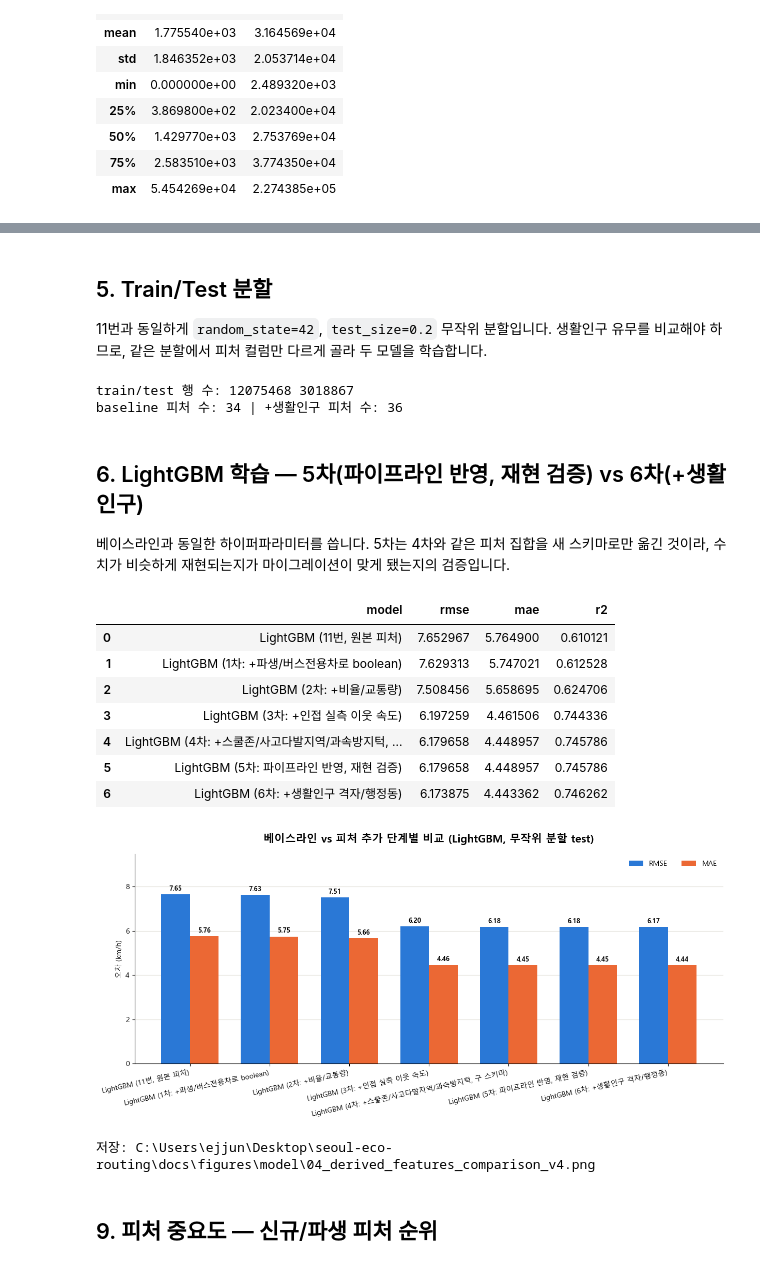
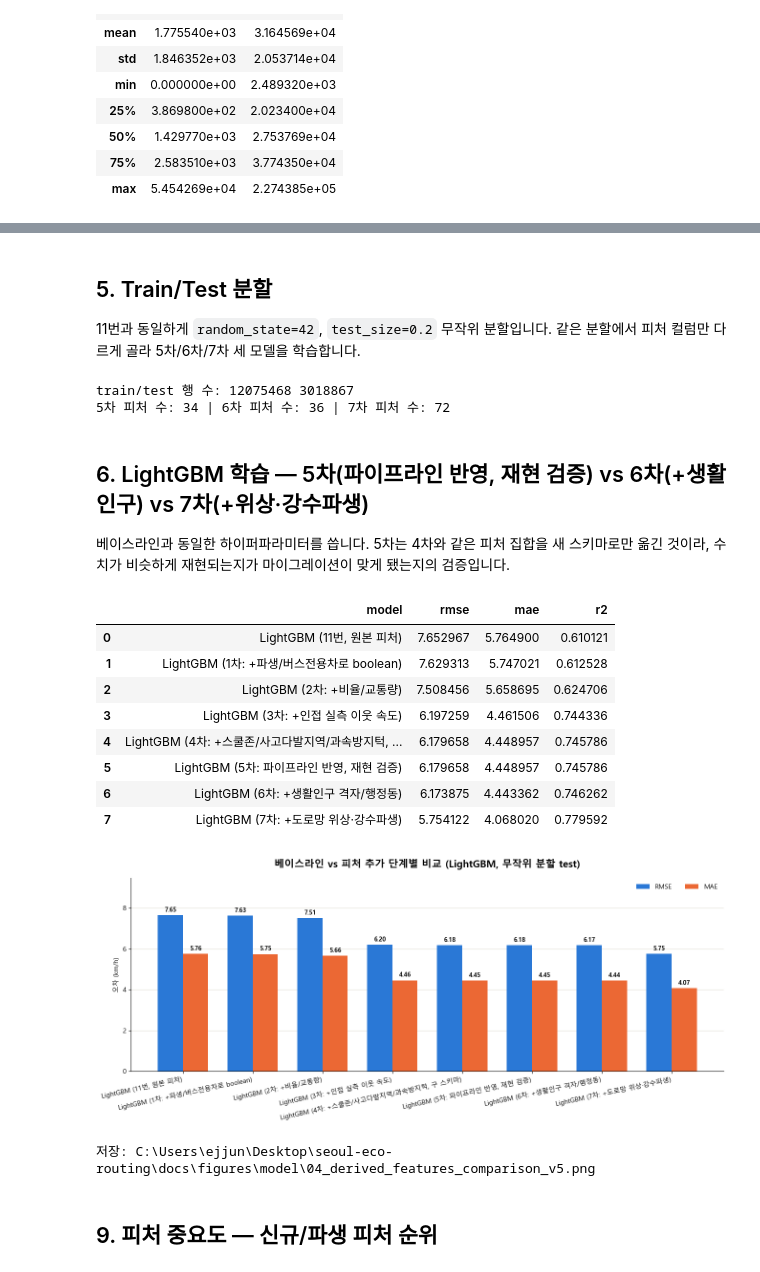
Before and after one commit to ejjunm/seoul-eco-routing, a Jupyter notebook: notebooks/12_derived_features_lightgbm.ipynb, the cells around one changed output, grey strips where cells are left out. Saved outputs shown, nothing was run; the diff lists cells and outputs as text; code cells hidden in the pictures.

```diff
--- a/notebooks/12_derived_features_lightgbm.ipynb
+++ b/notebooks/12_derived_features_lightgbm.ipynb
@@ -53,7 +56,7 @@ GRID_MATCH_SHP = RAW_DIR / "traffic" / "match" / "match.shp"                 # 2
 GRID_POP_DIR = RAW_DIR / "traffic" / "250_LOCAL_RESD_202607"                 # 250m 격자 생활인구(일별)
 DONG_POP_DIR = RAW_DIR / "traffic" / "250_LOCAL_RESD_ADMDONG_202607"         # 행정동 생활인구(일별)
 
-CACHE_PATH = INTERIM_DIR / "notebook_cache" / "nb12_feature_cache_v5.parquet"
+CACHE_PATH = INTERIM_DIR / "notebook_cache" / "nb12_feature_cache_v6.parquet"
 CACHE_PATH.parent.mkdir(parents=True, exist_ok=True)
 
 plt.rcParams["font.family"] = "Malgun Gothic"
@@ -339,12 +379,17 @@ dong_pop 결측 없는 행 비율: 0.9958
 # %%
 SPARSE_NUMERIC_COLS = SPARSE_NUMERIC_COLS + ["nearest_obs_neighbor_speed"]
 POPULATION_COLS = ["grid_pop", "dong_pop"]
+RAIN_PEAK_NUMERIC_COLS = [
+    "is_rain", "log_precip", "is_morning_peak", "is_evening_peak",
+    "rain_morning_peak", "rain_evening_peak", "rain_x_max_spd",
+]
+RAIN_PEAK_CATEGORICAL_COLS = ["rain_class"]
 DERIVED_COLS = (
     ["dow", "is_weekend", "hour_sin", "hour_cos"]
     + EXTERNAL_CONTEXT_COLS
     + SPARSE_NUMERIC_COLS
 )
-df[DERIVED_COLS + POPULATION_COLS].describe(include="all")
+df[DERIVED_COLS + POPULATION_COLS + RAIN_PEAK_NUMERIC_COLS + RAIN_PEAK_CATEGORICAL_COLS].describe(include="all")
 # %% [output]
 |  | dow | is_weekend | hour_sin | hour_cos | bus_lane_ratio | school_zone_count | accident_hotspot_count | ... |
 | count | 15094335.0 | 1.509434e+07 | 1.509434e+07 | 1.509434e+07 | 1.509434e+07 | 1.509434e+07 | 1.509434e+07 | ... |
@@ -361,24 +407,27 @@ df[DERIVED_COLS + POPULATION_COLS].describe(include="all")
 # %% [markdown]
 ## 5. Train/Test 분할
 
-11번과 동일하게 `random_state=42`, `test_size=0.2` 무작위 분할입니다. 생활인구 유무를 비교해야 하므로, 같은 분할에서 피처 컬럼만 다르게 골라 두 모델을 학습합니다.
+11번과 동일하게 `random_state=42`, `test_size=0.2` 무작위 분할입니다. 같은 분할에서 피처 컬럼만 다르게 골라 5차/6차/7차 세 모델을 학습합니다.
 # %%
 BASELINE_FEATURE_COLS = NUMERIC_COLS + CATEGORICAL_COLS + DERIVED_COLS
 POP_FEATURE_COLS = BASELINE_FEATURE_COLS + POPULATION_COLS
+FULL_FEATURE_COLS = POP_FEATURE_COLS + TOPO_COLS + RAIN_PEAK_NUMERIC_COLS + RAIN_PEAK_CATEGORICAL_COLS
+FULL_CATEGORICAL_COLS = CATEGORICAL_COLS + RAIN_PEAK_CATEGORICAL_COLS
 
-X = df[POP_FEATURE_COLS]
+X = df[FULL_FEATURE_COLS]
 y = df[TARGET]
 
 X_train, X_test, y_train, y_test = train_test_split(
     X, y, test_size=0.2, random_state=RANDOM_STATE
 )
 print("train/test 행 수:", len(X_train), len(X_test))
-print("baseline 피처 수:", len(BASELINE_FEATURE_COLS), "| +생활인구 피처 수:", len(POP_FEATURE_COLS))
+print("5차 피처 수:", len(BASELINE_FEATURE_COLS), "| 6차 피처 수:", len(POP_FEATURE_COLS),
+      "| 7차 피처 수:", len(FULL_FEATURE_COLS))
 # %% [output]
 train/test 행 수: 12075468 3018867
-baseline 피처 수: 34 | +생활인구 피처 수: 36
+5차 피처 수: 34 | 6차 피처 수: 36 | 7차 피처 수: 72
 # %% [markdown]
-## 6. LightGBM 학습 — 5차(파이프라인 반영, 재현 검증) vs 6차(+생활인구)
+## 6. LightGBM 학습 — 5차(파이프라인 반영, 재현 검증) vs 6차(+생활인구) vs 7차(+위상·강수파생)
 
 베이스라인과 동일한 하이퍼파라미터를 씁니다. 5차는 4차와 같은 피처 집합을 새 스키마로만 옮긴 것이라, 수치가 비슷하게 재현되는지가 마이그레이션이 맞게 됐는지의 검증입니다.
 # %%
@@ -389,7 +438,7 @@ def evaluate(y_true, y_pred, name):
     return {"model": name, "rmse": rmse, "mae": mae, "r2": r2}
 
 
-def fit_lgb(feature_cols):
+def fit_lgb(feature_cols, categorical_cols):
     model = lgb.LGBMRegressor(
         objective="regression",
         n_estimators=300,
@@ -398,20 +447,24 @@ def fit_lgb(feature_cols):
         random_state=RANDOM_STATE,
         verbosity=-1,
     )
-    model.fit(X_train[feature_cols], y_train, categorical_feature=CATEGORICAL_COLS + ["dow"])
+    model.fit(X_train[feature_cols], y_train, categorical_feature=categorical_cols)
     return model
 
 
-lgb_baseline = fit_lgb(BASELINE_FEATURE_COLS)
+lgb_baseline = fit_lgb(BASELINE_FEATURE_COLS, CATEGORICAL_COLS + ["dow"])
 pred_baseline = lgb_baseline.predict(X_test[BASELINE_FEATURE_COLS])
 
-lgb_pop = fit_lgb(POP_FEATURE_COLS)
+lgb_pop = fit_lgb(POP_FEATURE_COLS, CATEGORICAL_COLS + ["dow"])
 pred_pop = lgb_pop.predict(X_test[POP_FEATURE_COLS])
+
+lgb_full = fit_lgb(FULL_FEATURE_COLS, FULL_CATEGORICAL_COLS + ["dow"])
+pred_full = lgb_full.predict(X_test[FULL_FEATURE_COLS])
 
 results_df = pd.DataFrame([
     BASELINE_11, BASELINE_V1, BASELINE_V2, BASELINE_V3, BASELINE_V4,
     evaluate(y_test, pred_baseline, "LightGBM (5차: 파이프라인 반영, 재현 검증)"),
     evaluate(y_test, pred_pop, "LightGBM (6차: +생활인구 격자/행정동)"),
+    evaluate(y_test, pred_full, "LightGBM (7차: +도로망 위상·강수파생)"),
 ])
 results_df
 # %% [output]
@@ -423,37 +476,38 @@ results_df
 | 4 | LightGBM (4차: +스쿨존/사고다발지역/과속방지턱, ... | 6.179658 | 4.448957 | 0.745786 |
 | 5 | LightGBM (5차: 파이프라인 반영, 재현 검증) | 6.179658 | 4.448957 | 0.745786 |
 | 6 | LightGBM (6차: +생활인구 격자/행정동) | 6.173875 | 4.443362 | 0.746262 |
+| 7 | LightGBM (7차: +도로망 위상·강수파생) | 5.754122 | 4.068020 | 0.779592 |
 # %%
 labels = results_df["model"].tolist()
 x = range(len(labels))
 width = 0.36
 
-fig, ax = plt.subplots(figsize=(12.5, 5.8))
+fig, ax = plt.subplots(figsize=(13.5, 5.8))
 ax.bar([i - width / 2 for i in x], results_df["rmse"], width, label="RMSE", color=COLOR_RMSE)
 ax.bar([i + width / 2 for i in x], results_df["mae"], width, label="MAE", color=COLOR_MAE)
 ax.set_xticks(list(x), labels, rotation=12, ha="right")
 ax.set_title("베이스라인 vs 피처 추가 단계별 비교 (LightGBM, 무작위 분할 test)", fontsize=15, fontweight="bold", pad=16)
 ax.set_ylabel("오차 (km/h)")
 ax.legend(frameon=False, ncols=2, loc="upper right")
 
 for patch in ax.patches:
     height = patch.get_height()
     ax.text(patch.get_x() + patch.get_width() / 2, height + 0.1, f"{height:.2f}",
             ha="center", va="bottom", fontsize=9, fontweight="bold")
 
 ax.spines["top"].set_visible(False)
 ax.spines["right"].set_visible(False)
 ax.grid(axis="y", color="#e1e0d9", linewidth=0.8)
 ax.set_axisbelow(True)
 top = ax.get_ylim()[1]
 ax.set_ylim(0, top * 1.18)
 fig.tight_layout()
-fig.savefig(DOCS_FIGURES_DIR / "04_derived_features_comparison_v4.png", dpi=220, bbox_inches="tight")
+fig.savefig(DOCS_FIGURES_DIR / "04_derived_features_comparison_v5.png", dpi=220, bbox_inches="tight")
 plt.show()
-print("저장:", DOCS_FIGURES_DIR / "04_derived_features_comparison_v4.png")
+print("저장:", DOCS_FIGURES_DIR / "04_derived_features_comparison_v5.png")
 # %% [output]
-[figure, old version]
+[figure, new version]
-저장: C:\Users\ejjun\Desktop\seoul-eco-routing\docs\figures\model\04_derived_features_comparison_v4.png
+저장: C:\Users\ejjun\Desktop\seoul-eco-routing\docs\figures\model\04_derived_features_comparison_v5.png
 # %% [markdown]
 ## 9. 피처 중요도 — 신규/파생 피처 순위
 # %%
```
Also changed, not shown: parts of 13 cells of this notebook, 1 other file.
